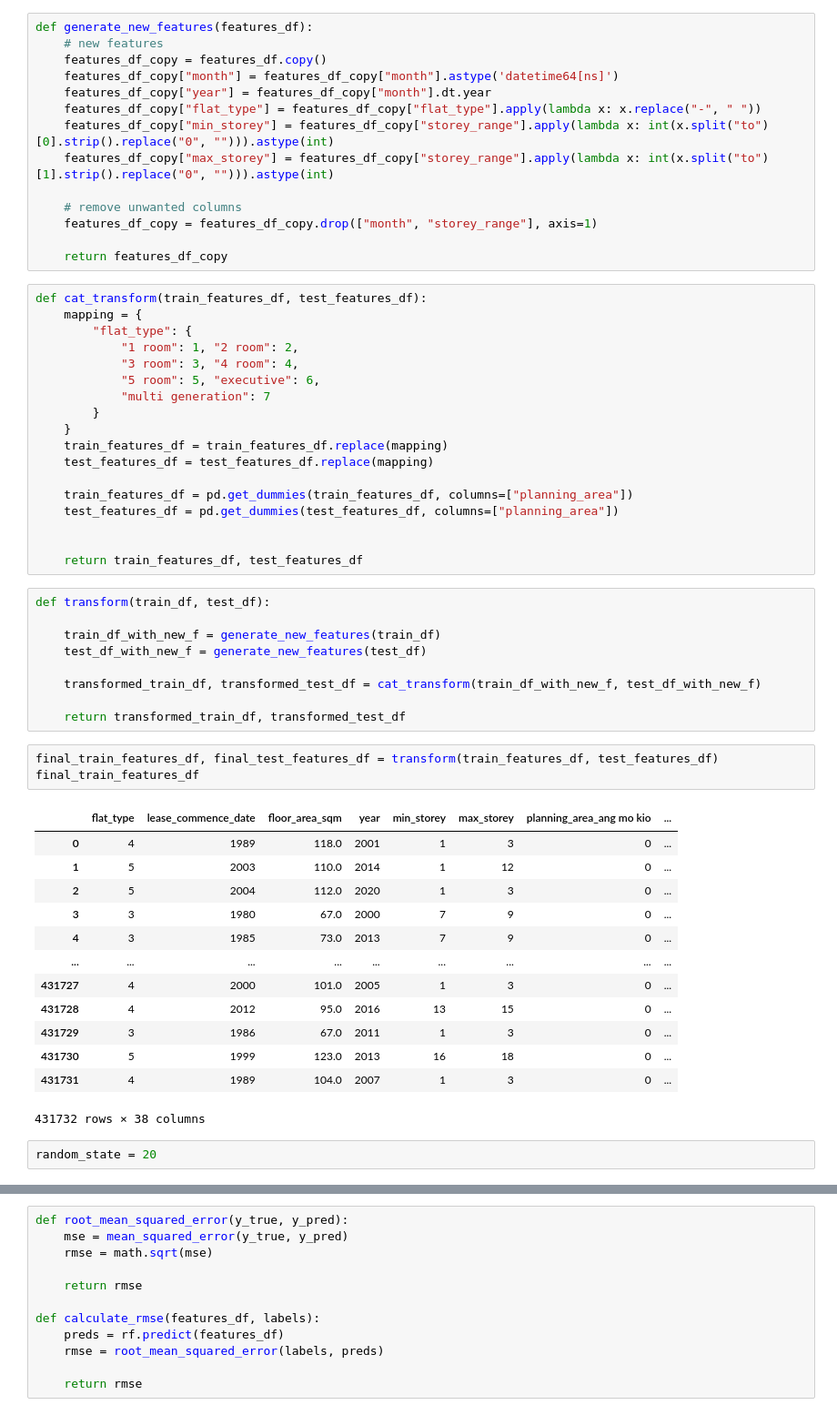
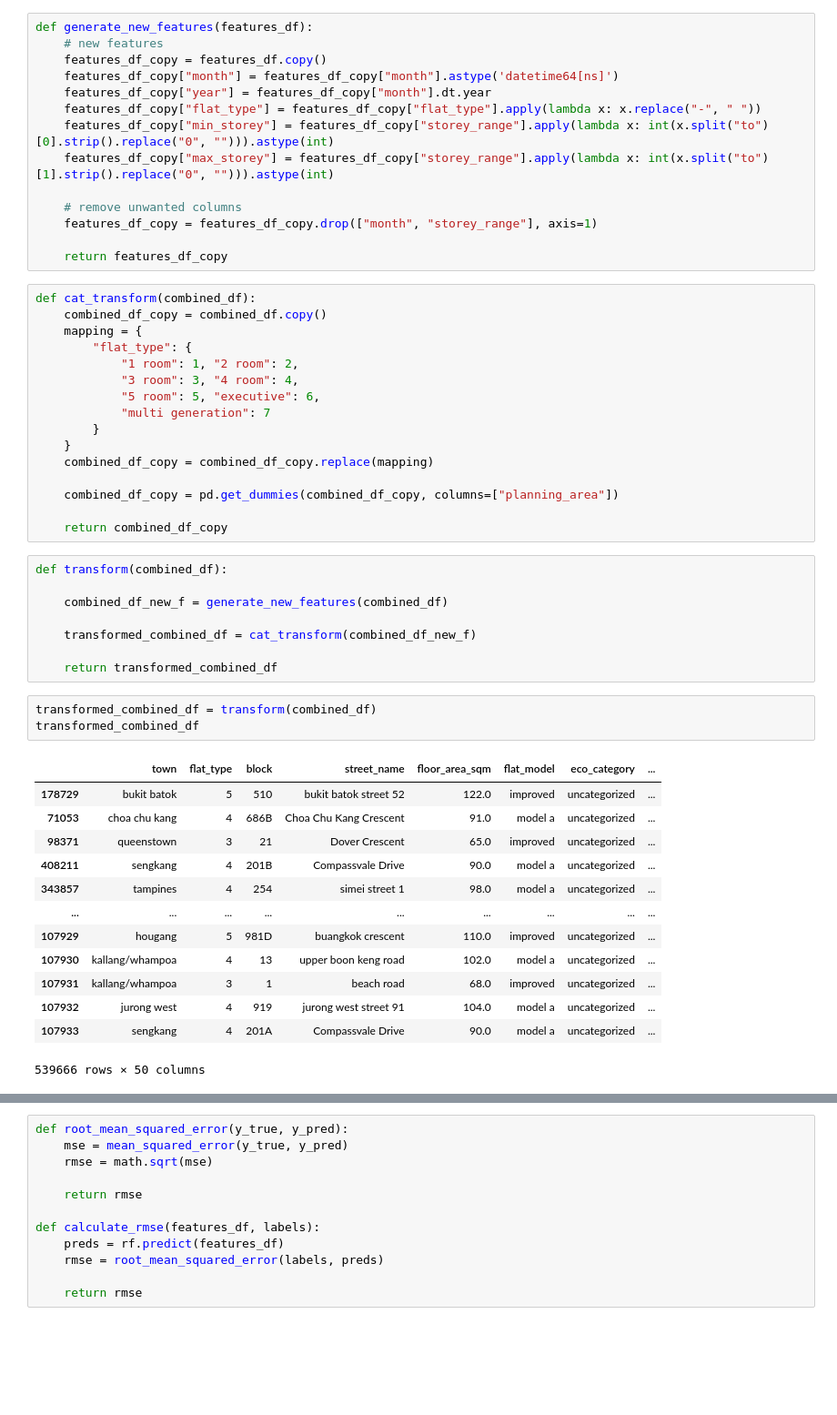
Before and after one commit to azmimr/ark_2021, a Jupyter notebook: notebooks/model.ipynb, the cells around one changed output, grey strips where cells are left out. Shown at 91% size. Drawn from its saved outputs; the diff is of its cells as text; blank space fills up the shorter version.

```diff
--- a/notebooks/model.ipynb
+++ b/notebooks/model.ipynb
@@ -95,7 +101,8 @@ def generate_new_features(features_df):
 
     return features_df_copy
 # %%
-def cat_transform(train_features_df, test_features_df):
+def cat_transform(combined_df):
+    combined_df_copy = combined_df.copy()
     mapping = {
         "flat_type": {
             "1 room": 1, "2 room": 2,
@@ -104,39 +111,33 @@ def cat_transform(train_features_df, test_features_df):
             "multi generation": 7
         }
     }
-    train_features_df = train_features_df.replace(mapping)
-    test_features_df = test_features_df.replace(mapping)
+    combined_df_copy = combined_df_copy.replace(mapping)
 
-    train_features_df = pd.get_dummies(train_features_df, columns=["planning_area"])
-    test_features_df = pd.get_dummies(test_features_df, columns=["planning_area"])
+    combined_df_copy = pd.get_dummies(combined_df_copy, columns=["planning_area"])
 
-
-    return train_features_df, test_features_df
+    return combined_df_copy
-# %%
-def transform(train_df, test_df):
-
-    train_df_with_new_f = generate_new_features(train_df)
-    test_df_with_new_f = generate_new_features(test_df)
-
-    transformed_train_df, transformed_test_df = cat_transform(train_df_with_new_f, test_df_with_new_f)
-
-    return transformed_train_df, transformed_test_df
-# %%
-final_train_features_df, final_test_features_df = transform(train_features_df, test_features_df)
-final_train_features_df
-# %% [output]
-|  | flat_type | lease_commence_date | floor_area_sqm | year | min_storey | max_storey | planning_area_ang mo kio | ... |
-| 0 | 4 | 1989 | 118.0 | 2001 | 1 | 3 | 0 | ... |
-| 1 | 5 | 2003 | 110.0 | 2014 | 1 | 12 | 0 | ... |
-| 2 | 5 | 2004 | 112.0 | 2020 | 1 | 3 | 0 | ... |
-| 3 | 3 | 1980 | 67.0 | 2000 | 7 | 9 | 0 | ... |
-| 4 | 3 | 1985 | 73.0 | 2013 | 7 | 9 | 0 | ... |
-| ... | ... | ... | ... | ... | ... | ... | ... | ... |
-| 431727 | 4 | 2000 | 101.0 | 2005 | 1 | 3 | 0 | ... |
-| 431728 | 4 | 2012 | 95.0 | 2016 | 13 | 15 | 0 | ... |
-| 431729 | 3 | 1986 | 67.0 | 2011 | 1 | 3 | 0 | ... |
-| 431730 | 5 | 1999 | 123.0 | 2013 | 16 | 18 | 0 | ... |
-| 431731 | 4 | 1989 | 104.0 | 2007 | 1 | 3 | 0 | ... |
-431732 rows × 38 columns
-# %%
-random_state = 20
+# %%
+def transform(combined_df):
+
+    combined_df_new_f = generate_new_features(combined_df)
+
+    transformed_combined_df = cat_transform(combined_df_new_f)
+
+    return transformed_combined_df
+# %%
+transformed_combined_df = transform(combined_df)
+transformed_combined_df
+# %% [output]
+|  | town | flat_type | block | street_name | floor_area_sqm | flat_model | eco_category | ... |
+| 178729 | bukit batok | 5 | 510 | bukit batok street 52 | 122.0 | improved | uncategorized | ... |
+| 71053 | choa chu kang | 4 | 686B | Choa Chu Kang Crescent | 91.0 | model a | uncategorized | ... |
+| 98371 | queenstown | 3 | 21 | Dover Crescent | 65.0 | improved | uncategorized | ... |
+| 408211 | sengkang | 4 | 201B | Compassvale Drive | 90.0 | model a | uncategorized | ... |
+| 343857 | tampines | 4 | 254 | simei street 1 | 98.0 | model a | uncategorized | ... |
+| ... | ... | ... | ... | ... | ... | ... | ... | ... |
+| 107929 | hougang | 5 | 981D | buangkok crescent | 110.0 | improved | uncategorized | ... |
+| 107930 | kallang/whampoa | 4 | 13 | upper boon keng road | 102.0 | model a | uncategorized | ... |
+| 107931 | kallang/whampoa | 3 | 1 | beach road | 68.0 | improved | uncategorized | ... |
+| 107932 | jurong west | 4 | 919 | jurong west street 91 | 104.0 | model a | uncategorized | ... |
+| 107933 | sengkang | 4 | 201A | Compassvale Drive | 90.0 | model a | uncategorized | ... |
+539666 rows × 50 columns
```
Also changed, not shown: parts of 34 cells of this notebook.
